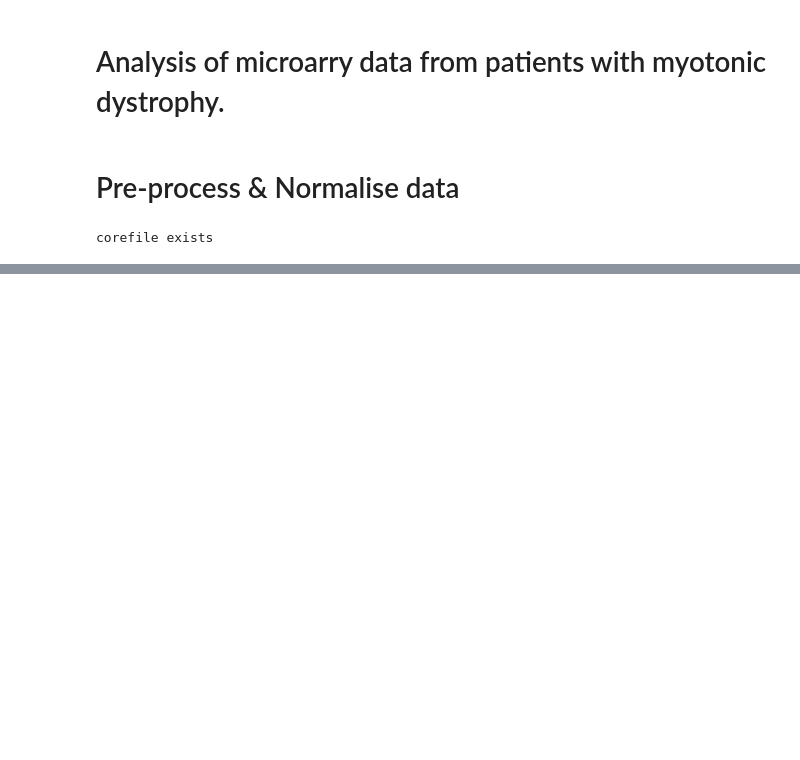
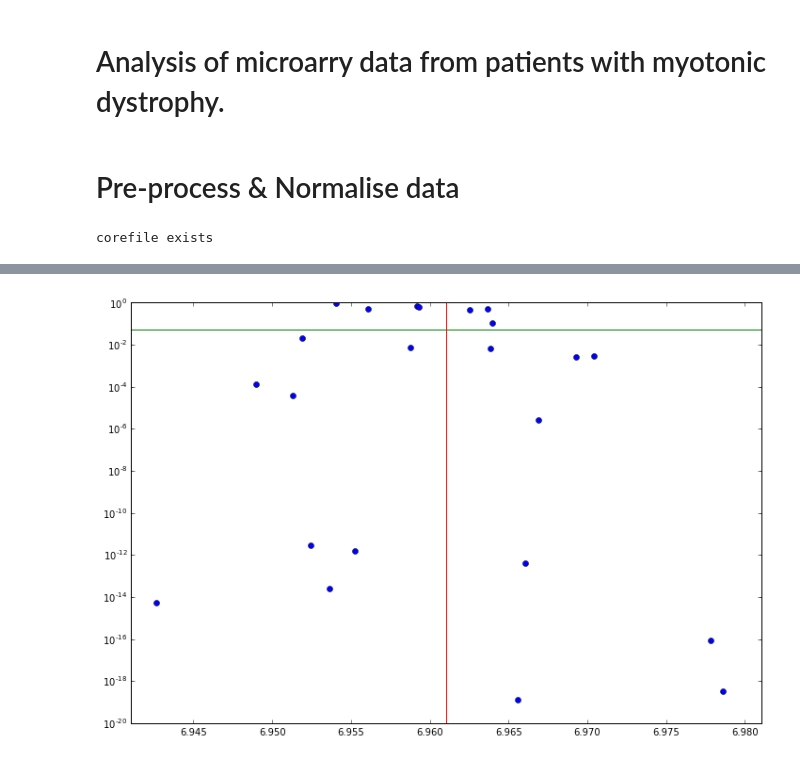
Before and after one commit to picrin/phdAll, a Jupyter notebook: masterBlood.ipynb, the cells around one changed output, grey strips where cells are left out. Drawn from its saved outputs; the diff is of its cells as text; code cells hidden in the pictures; blank space fills up the shorter version.

```diff
--- a/masterBlood.ipynb
+++ b/masterBlood.ipynb
@@ -151,0 +245,12 @@ plt.show()
+# %%
+fig = plt.figure()
+xrange = [MEAN_MEAN_GEL - 0.02, MEAN_MEAN_GEL + 0.02]
+yrange = [10**(-20), 1]
+plt.semilogy(MEAN_GEL, RESIDUALS_PVALUES, marker="o", lineWidth=0)
+plt.semilogy(xrange, [0.05, 0.05])
+plt.semilogy([MEAN_MEAN_GEL]*2, yrange)
+plt.xlim(xrange)
+plt.ylim(yrange)
+plt.show()
+# %% [output]
+[figure, added]
```
Also changed, not shown: parts of 51 cells of this notebook, 4 other files.
